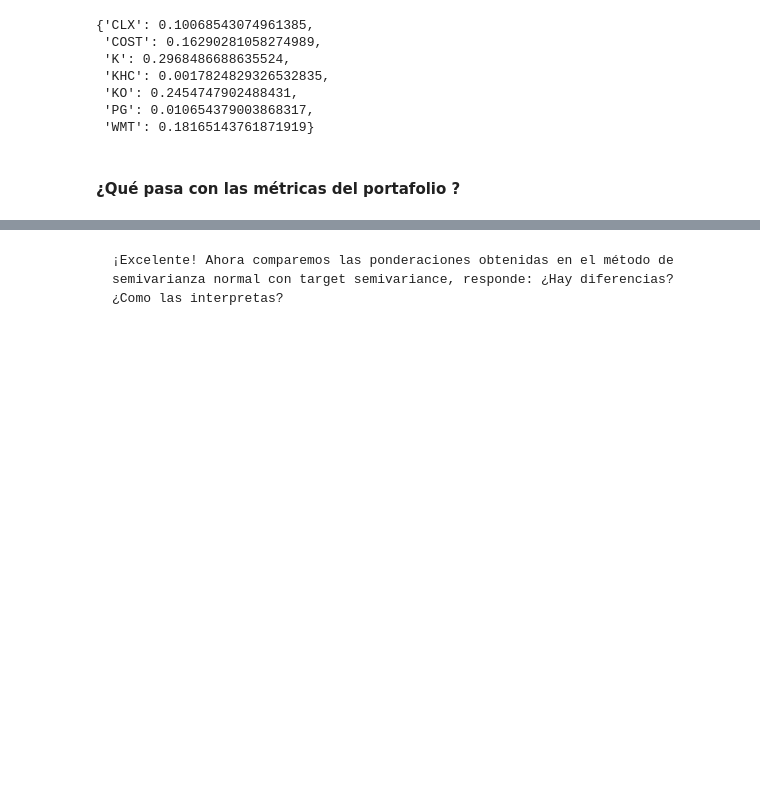
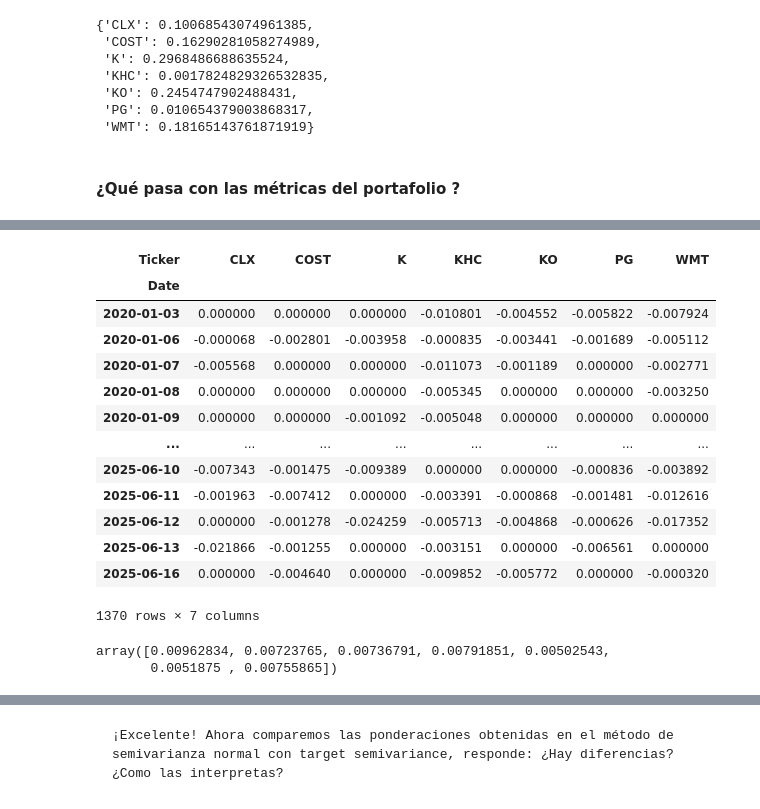
Before and after one commit to ppmelch/Portafolios-de-Inversi-n, a Jupyter notebook: Parcial 2/C 11/C 11.ipynb, the cells around one changed output, grey strips where cells are left out. Saved outputs shown, nothing was run; the diff lists cells and outputs as text; code cells hidden in the pictures; blank space fills up the shorter version.

```diff
--- a/Parcial 2/C 11/C 11.ipynb
+++ b/Parcial 2/C 11/C 11.ipynb
@@ -361,0 +422,4 @@ Recuerda que los pasos son reiterativos y siguen la misma estructura que el mét
+# %%
+# Descarga de Precios del Benchmark
+benchmark=yf.download('KXI', start='2020-01-01', end='2025-06-17')['Close']
+benchmark
@@ -361,0 +442,4 @@ Recuerda que los pasos son reiterativos y siguen la misma estructura que el mét
+# %%
+# Obtener rendimientos del benchmark
+rets_b=benchmark.pct_change().dropna()
+rets_b
@@ -361,0 +478,4 @@ Recuerda que los pasos son reiterativos y siguen la misma estructura que el mét
+# %%
+# Sustraer rendimiento del benchmark de rendimientos individuales
+diffs=rets - rets_b.values
+diffs.head()
@@ -361,0 +490,26 @@ Recuerda que los pasos son reiterativos y siguen la misma estructura que el mét
+# %%
+# Separar los rendimientos por debajo de cero
+rends_below_bench = diffs[diffs < 0].fillna(0)
+rends_below_bench
+# %% [output]
+| Ticker | CLX | COST | K | KHC | KO | PG | WMT |
+| Date |  |  |  |  |  |  |  |
+| 2020-01-03 | 0.000000 | 0.000000 | 0.000000 | -0.010801 | -0.004552 | -0.005822 | -0.007924 |
+| 2020-01-06 | -0.000068 | -0.002801 | -0.003958 | -0.000835 | -0.003441 | -0.001689 | -0.005112 |
+| 2020-01-07 | -0.005568 | 0.000000 | 0.000000 | -0.011073 | -0.001189 | 0.000000 | -0.002771 |
+| 2020-01-08 | 0.000000 | 0.000000 | 0.000000 | -0.005345 | 0.000000 | 0.000000 | -0.003250 |
+| 2020-01-09 | 0.000000 | 0.000000 | -0.001092 | -0.005048 | 0.000000 | 0.000000 | 0.000000 |
+| ... | ... | ... | ... | ... | ... | ... | ... |
+| 2025-06-10 | -0.007343 | -0.001475 | -0.009389 | 0.000000 | 0.000000 | -0.000836 | -0.003892 |
+| 2025-06-11 | -0.001963 | -0.007412 | 0.000000 | -0.003391 | -0.000868 | -0.001481 | -0.012616 |
+| 2025-06-12 | 0.000000 | -0.001278 | -0.024259 | -0.005713 | -0.004868 | -0.000626 | -0.017352 |
+| 2025-06-13 | -0.021866 | -0.001255 | 0.000000 | -0.003151 | 0.000000 | -0.006561 | 0.000000 |
+| 2025-06-16 | 0.000000 | -0.004640 | 0.000000 | -0.009852 | -0.005772 | 0.000000 | -0.000320 |
+1370 rows × 7 columns
+# %%
+# Calcular target downside risk
+target_downside_risk=np.array(rends_below_bench.std())
+target_downside_risk
+# %% [output]
+array([0.00962834, 0.00723765, 0.00736791, 0.00791851, 0.00502543,
+       0.0051875 , 0.00755865])
```
Also changed, not shown: parts of 40 cells of this notebook, 2 other files.
